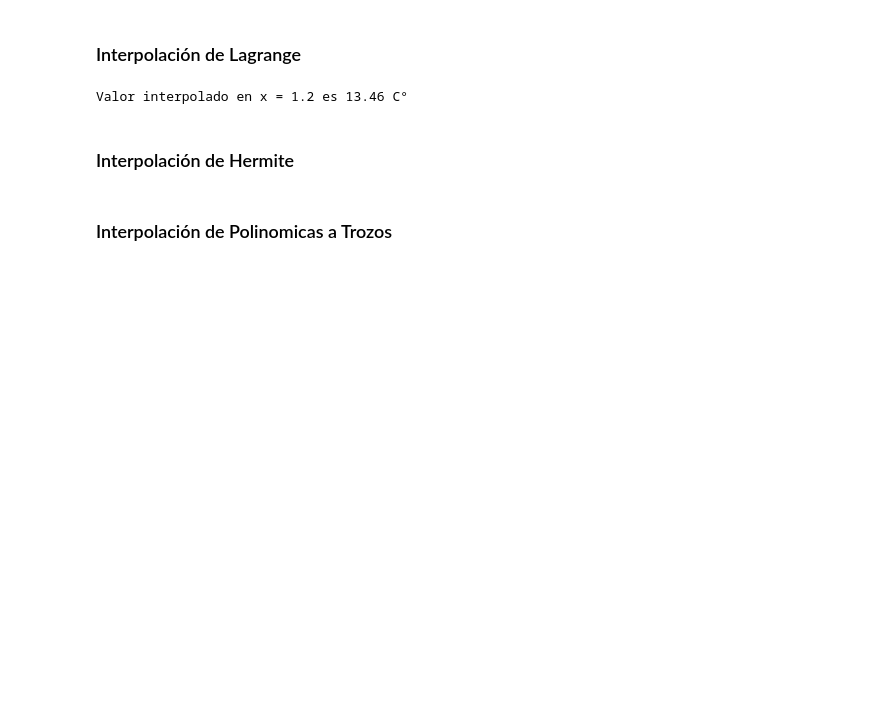
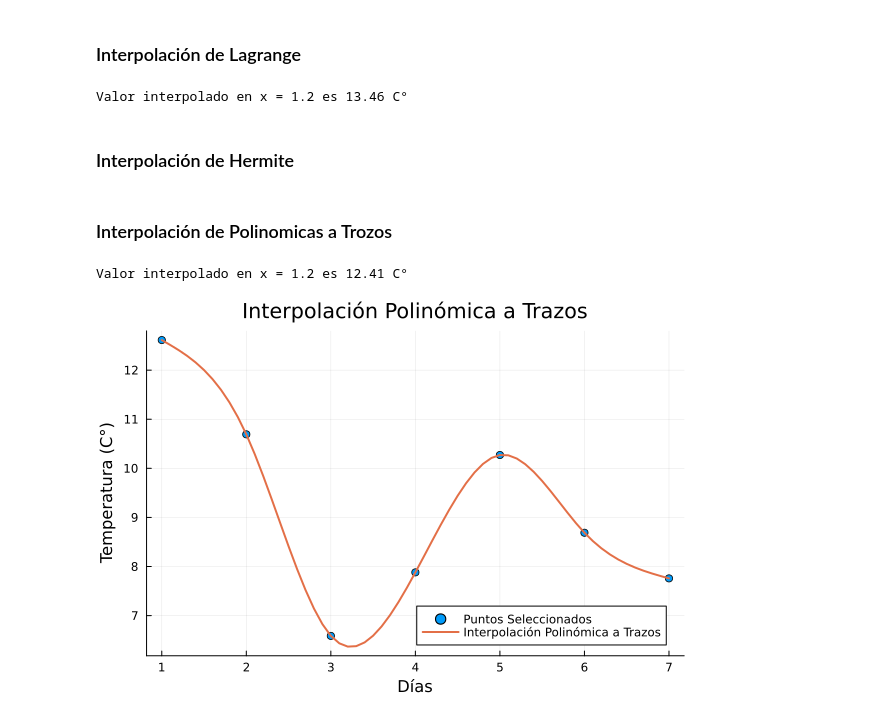
Before and after one commit to Sperrotta10/Colaboradores, a Jupyter notebook: proyecto/proyecto_meteorologico.ipynb, the cells around one changed output. Saved outputs shown, nothing was run; the diff lists cells and outputs as text; code cells hidden in the pictures; blank space fills up the shorter version.

Commit message:
interpolación a trozos falta revisar algunos detalles

```diff
--- a/proyecto/proyecto_meteorologico.ipynb
+++ b/proyecto/proyecto_meteorologico.ipynb
@@ -220,3 +220,51 @@ Valor interpolado en x = 1.2 es 13.46 C°
 ### Interpolación de Hermite
 # %% [markdown]
 ### Interpolación de Polinomicas a Trozos
+# %%
+# Importar paquetes
+using CSV
+using DataFrames
+using LinearAlgebra
+using Plots
+using Interpolations
+
+# Leer el archivo CSV
+datos = CSV.read("data_Basilea.csv", DataFrame) # Lectura del archivo
+
+# Promedio de puntos
+lista_promedio = Float64[]  # Asegurar que es un vector de Float64
+suma = 0.0
+
+for i in 10:16 # Recorre 7 filas = 7 puntos
+    for j in 2:4 # Recorre columnas
+        cambio = parse(Float64, datos[i, j])
+        suma += cambio
+    end
+    promedio = suma / 3 # Calcula promedio de temperatura baja, media y alta de un día
+    push!(lista_promedio, promedio) # Agrega el promedio a la lista
+    suma = 0.0 # Limpia suma para pasar a la siguiente fila
+end
+
+# Datos para interpolación
+x_values = 1:length(lista_promedio)  # Valores x
+y_values = lista_promedio            # Valores y
+
+# Asegurarse de que y_values es un vector de Float64
+y_values = Float64.(y_values)
+
+# Crear interpolación cúbica a trozos
+itp = interpolate(y_values, BSpline(Cubic(Line())), OnGrid())
+x_range = minimum(x_values):0.1:maximum(x_values)  # Rango de valores x
+y_range = [itp(x) for x in x_range]  # Interpolación para cada valor en el rango
+
+x0 = 1.2  # Punto a interpolar
+y0 = itp(x0)  # Interpolación en el punto x0
+
+println("Valor interpolado en x = ", x0, " es ", round(y0, digits=2), " C°")
+
+# Graficar los datos originales y la interpolación polinómica a trazos
+scatter(x_values, y_values, label="Puntos Seleccionados", xlabel="Días", ylabel="Temperatura (C°)", title="Interpolación Polinómica a Trazos", legend=:bottomright)
+plot!(x_range, y_range, label="Interpolación Polinómica a Trazos", lw=2)
+# %% [output]
+Valor interpolado en x = 1.2 es 12.41 C°
+[figure, added]
```
